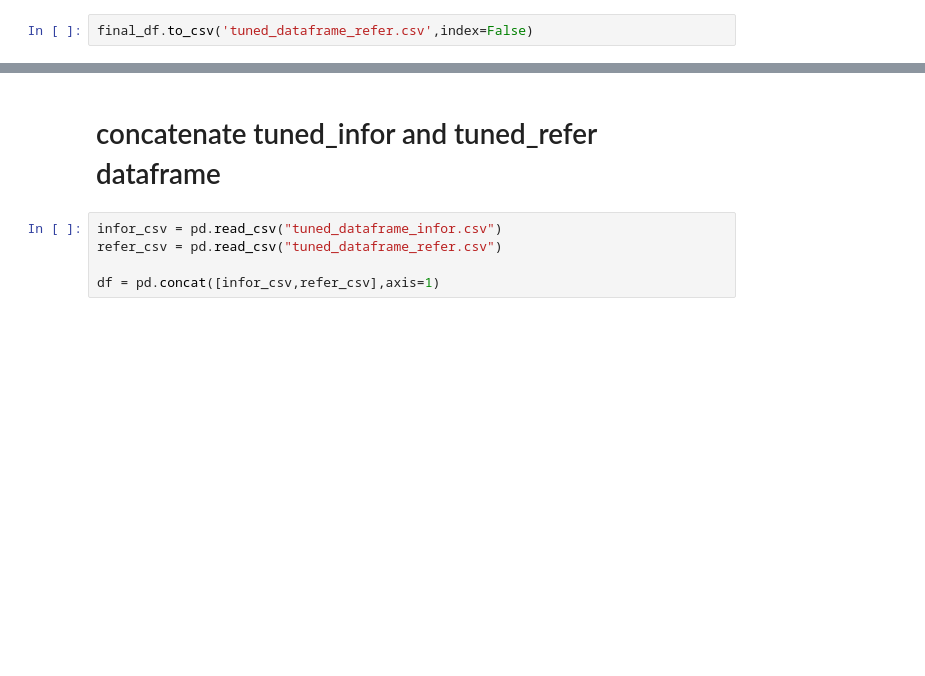
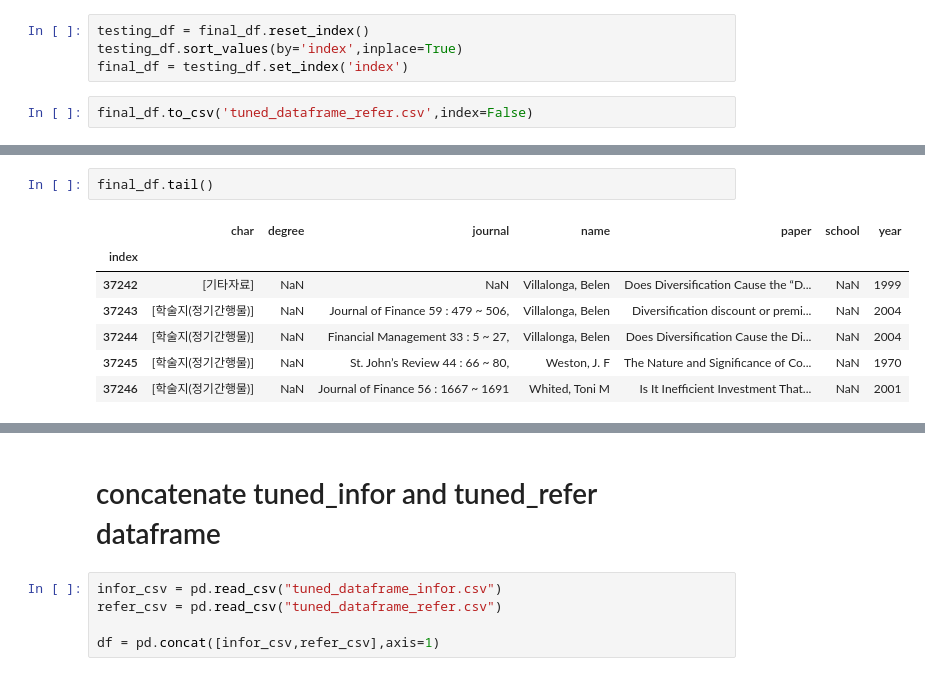
Before and after one commit to hskimim/Quantitative_Finance, a Jupyter notebook: SSU/finlab/extract_reference/New_Trial_1025/tuning_dataframe_with_references.ipynb, the cells around one changed output, grey strips where cells are left out. Saved outputs shown, nothing was run; the diff lists cells and outputs as text; blank space fills up the shorter version.

```diff
--- a/SSU/finlab/extract_reference/New_Trial_1025/tuning_dataframe_with_references.ipynb
+++ b/SSU/finlab/extract_reference/New_Trial_1025/tuning_dataframe_with_references.ipynb
@@ -690,2 +954,6 @@ final_df.tail()
+# %%
+testing_df = final_df.reset_index()
+testing_df.sort_values(by='index',inplace=True)
+final_df = testing_df.set_index('index')
 # %%
 final_df.to_csv('tuned_dataframe_refer.csv',index=False)
@@ -691,0 +964,10 @@ final_df.to_csv('tuned_dataframe_refer.csv',index=False)
+# %%
+final_df.tail()
+# %% [output]
+|  | char | degree | journal | name | paper | school | year |
+| index |  |  |  |  |  |  |  |
+| 37242 | [기타자료] | NaN | NaN | Villalonga, Belen | Does Diversification Cause the “D... | NaN | 1999 |
+| 37243 | [학술지(정기간행물)] | NaN | Journal of Finance 59 : 479 ~ 506, | Villalonga, Belen | Diversification discount or premi... | NaN | 2004 |
+| 37244 | [학술지(정기간행물)] | NaN | Financial Management 33 : 5 ~ 27, | Villalonga, Belen | Does Diversification Cause the Di... | NaN | 2004 |
+| 37245 | [학술지(정기간행물)] | NaN | St. John’s Review 44 : 66 ~ 80, | Weston, J. F | The Nature and Significance of Co... | NaN | 1970 |
+| 37246 | [학술지(정기간행물)] | NaN | Journal of Finance 56 : 1667 ~ 1691 | Whited, Toni M | Is It Inefficient Investment That... | NaN | 2001 |
```
Also changed, not shown: parts of 96 cells of this notebook, 10 other files.
